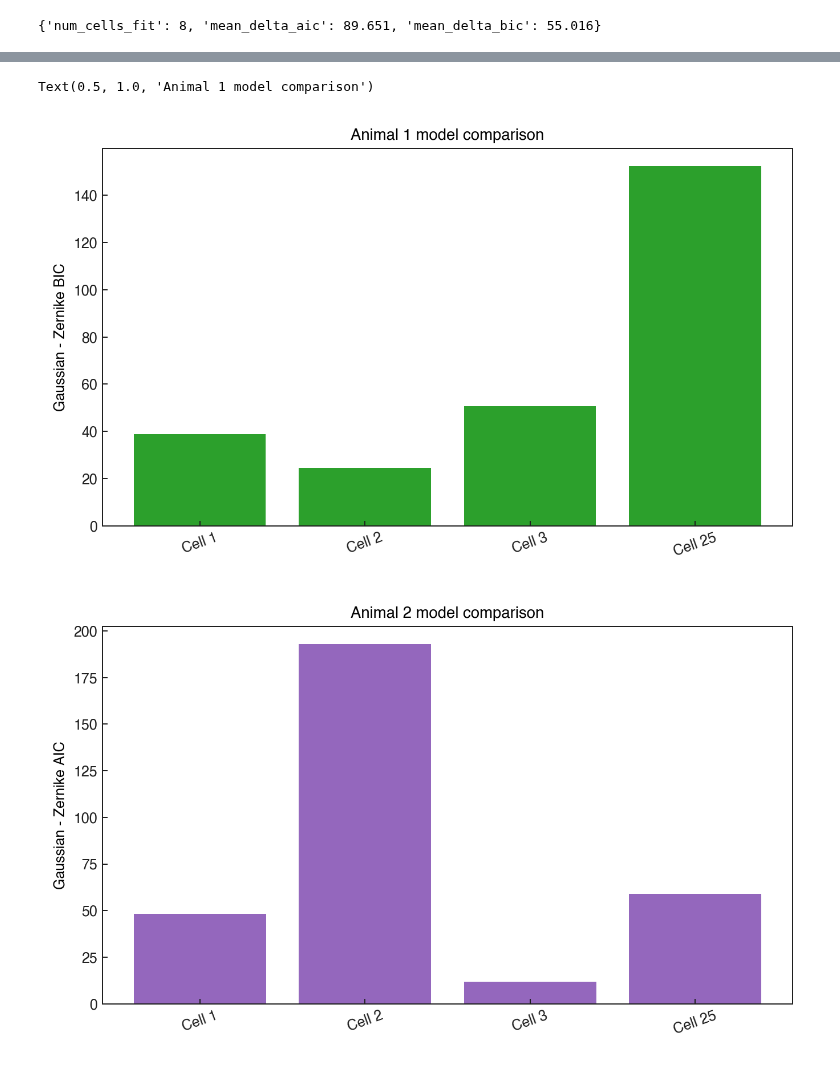
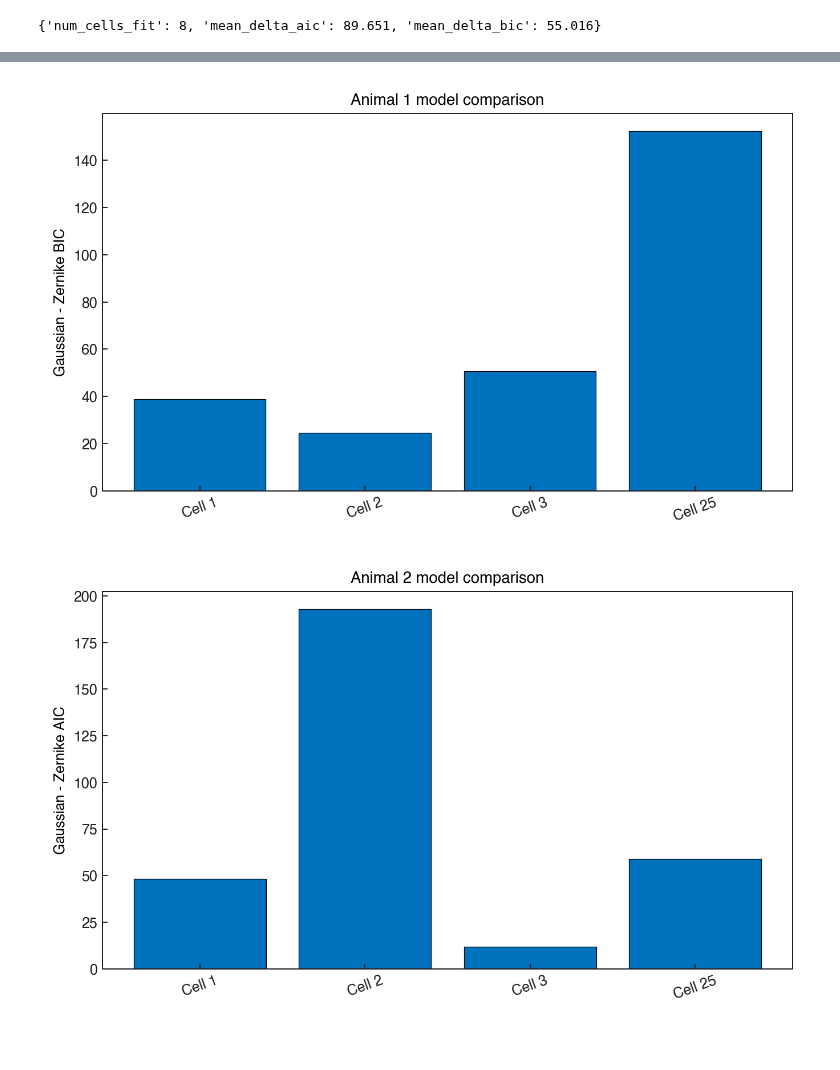
Before and after one commit to cajigaslab/nSTAT-python, a Jupyter notebook: notebooks/HippocampalPlaceCellExample.ipynb, the cells around one changed output, grey strips where cells are left out. Saved outputs shown, nothing was run; the diff lists cells and outputs as text; code cells hidden in the pictures.

```diff
--- a/notebooks/HippocampalPlaceCellExample.ipynb
+++ b/notebooks/HippocampalPlaceCellExample.ipynb
@@ -113,26 +116,26 @@ ax.set_aspect("equal", adjustable="box")
 # %%
 # SECTION 2: Analyze All Cells
 fig = _prepare_figure("Summary.plotSummary", figsize=(7.5, 4.5))
 ax = fig.subplots(1, 1)
 animal1 = payload["animal1"]
 labels = [f"Cell {int(idx) + 1}" for idx in np.asarray(animal1["selected_indices"], dtype=int)]
-ax.bar(np.arange(len(labels)), animal1["delta_aic"], color="tab:purple")
+# MATLAB bar() default fill — lines(1) blue with thin black edge stroke
+ax.bar(np.arange(len(labels)), animal1["delta_aic"], color="#0072BD", edgecolor="k", linewidth=0.5)
 ax.axhline(0.0, color="0.2", linewidth=1.0)
 ax.set_xticks(np.arange(len(labels)), labels, rotation=20)
 ax.set_ylabel("Gaussian - Zernike AIC")
 ax.set_title("Animal 1 model comparison")
 
 fig = _prepare_figure("Summary.plotSummary", figsize=(7.5, 4.5))
 ax = fig.subplots(1, 1)
-ax.bar(np.arange(len(labels)), animal1["delta_bic"], color="tab:green")
+ax.bar(np.arange(len(labels)), animal1["delta_bic"], color="#0072BD", edgecolor="k", linewidth=0.5)
 ax.axhline(0.0, color="0.2", linewidth=1.0)
 ax.set_xticks(np.arange(len(labels)), labels, rotation=20)
 ax.set_ylabel("Gaussian - Zernike BIC")
 ax.set_title("Animal 1 model comparison")
 # %% [output]
-Text(0.5, 1.0, 'Animal 1 model comparison')
-[figure, old version]
+[figure, new version]
-[figure, old version]
+[figure, new version]
 # %%
 # SECTION 3: View Summary Statistics
 fig = _prepare_figure("Summary.plotSummary", figsize=(7.5, 4.5))
```
Also changed, not shown: parts of 4 cells of this notebook, 24 other files.
